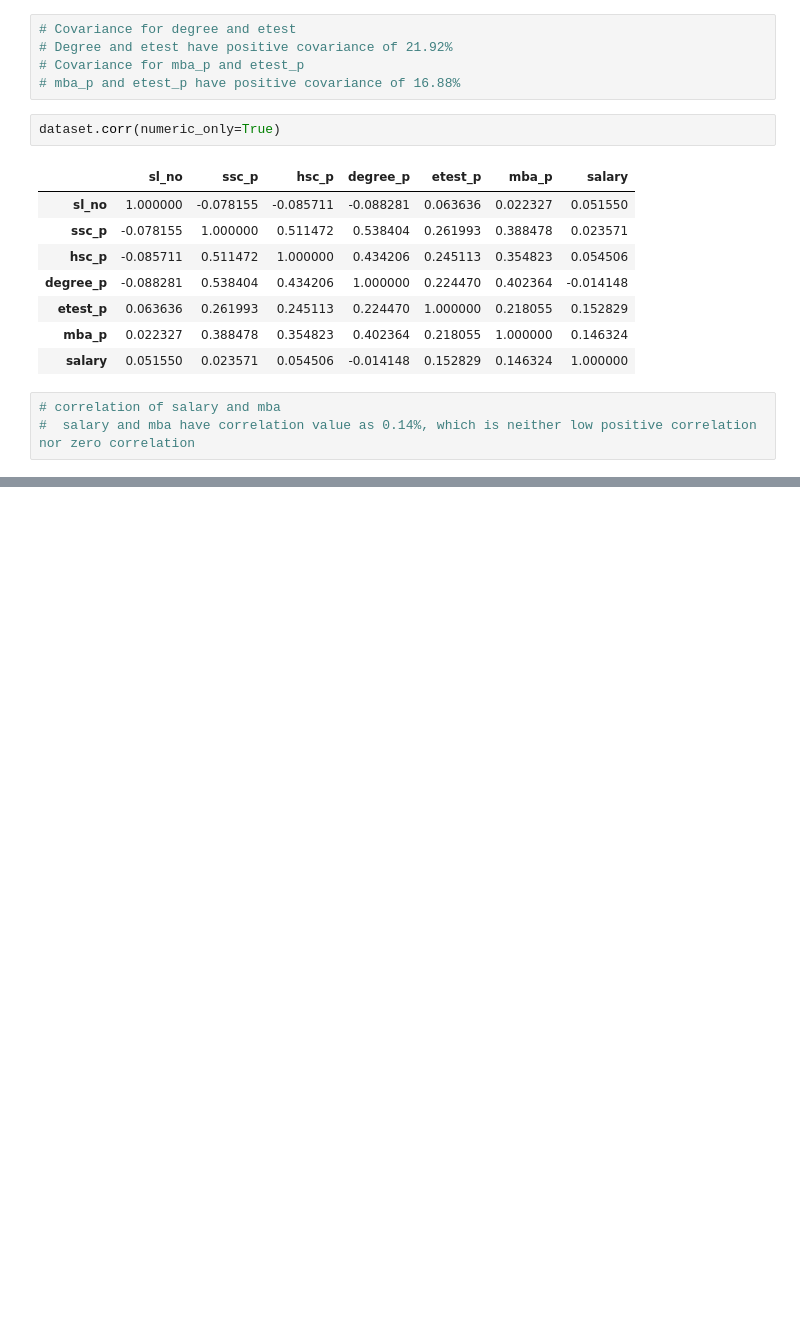
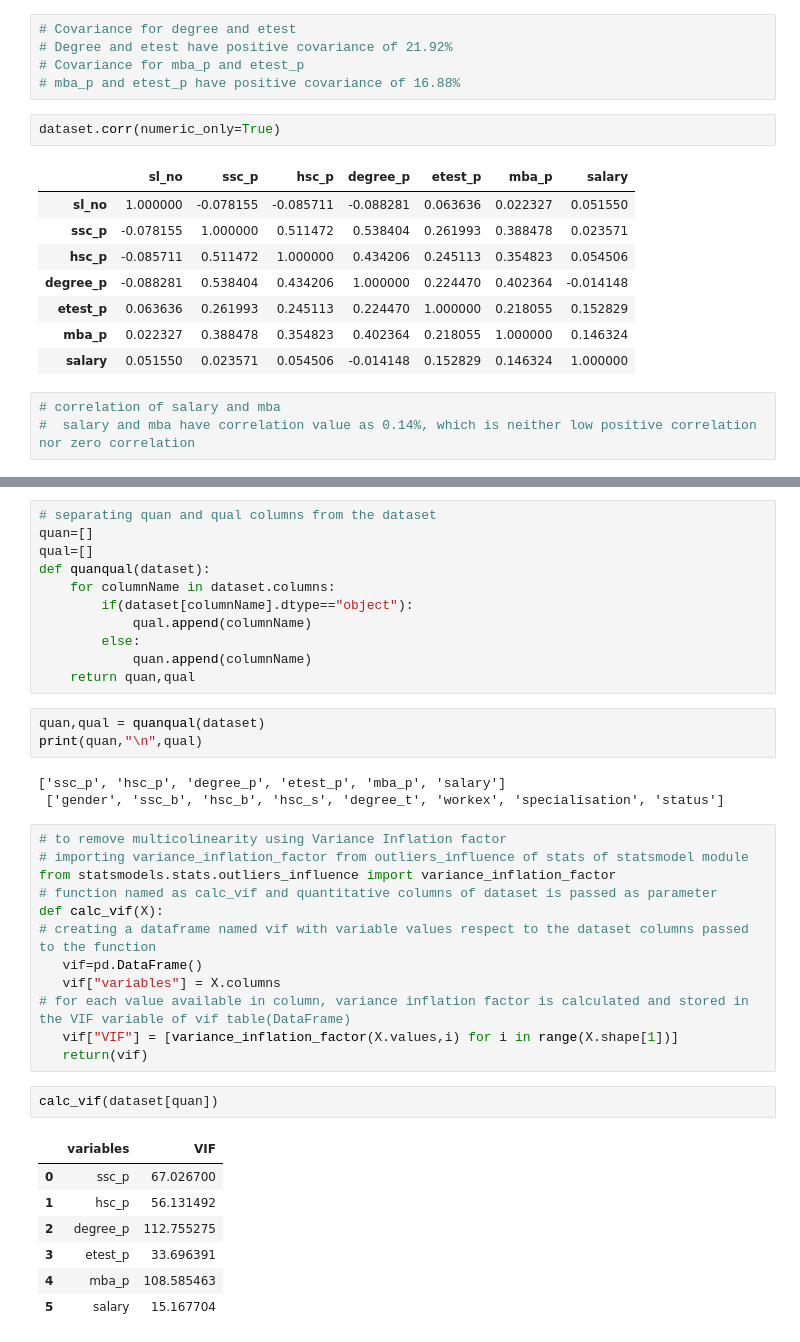
Before and after one commit to rajicoding/Data_Science, a Jupyter notebook: Week 6_Bivariate Analysis/Bivariate.ipynb, the cells around one changed output, grey strips where cells are left out. Cells and saved outputs as stored; diff of their text form; blank space fills up the shorter version.

```diff
--- a/Week 6_Bivariate Analysis/Bivariate.ipynb
+++ b/Week 6_Bivariate Analysis/Bivariate.ipynb
@@ -88,0 +114,39 @@ dataset.corr(numeric_only=True)
+# %%
+# separating quan and qual columns from the dataset
+quan=[]
+qual=[]
+def quanqual(dataset):
+    for columnName in dataset.columns:
+        if(dataset[columnName].dtype=="object"):
+            qual.append(columnName)
+        else:
+            quan.append(columnName)
+    return quan,qual
+# %%
+quan,qual = quanqual(dataset)
+print(quan,"\n",qual)
+# %% [output]
+['ssc_p', 'hsc_p', 'degree_p', 'etest_p', 'mba_p', 'salary']
+ ['gender', 'ssc_b', 'hsc_b', 'hsc_s', 'degree_t', 'workex', 'specialisation', 'status']
+# %%
+# to remove multicolinearity using Variance Inflation factor
+# importing variance_inflation_factor from outliers_influence of stats of statsmodel module
+from statsmodels.stats.outliers_influence import variance_inflation_factor
+# function named as calc_vif and quantitative columns of dataset is passed as parameter
+def calc_vif(X):
+# creating a dataframe named vif with variable values respect to the dataset columns passed to the function
+   vif=pd.DataFrame()
+   vif["variables"] = X.columns
+# for each value available in column, variance inflation factor is calculated and stored in the VIF variable of vif table(DataFrame)
+   vif["VIF"] = [variance_inflation_factor(X.values,i) for i in range(X.shape[1])]
+   return(vif)
+# %%
+calc_vif(dataset[quan])
+# %% [output]
+|  | variables | VIF |
+| 0 | ssc_p | 67.026700 |
+| 1 | hsc_p | 56.131492 |
+| 2 | degree_p | 112.755275 |
+| 3 | etest_p | 33.696391 |
+| 4 | mba_p | 108.585463 |
+| 5 | salary | 15.167704 |
```
Also changed, not shown: parts of 7 cells of this notebook.
